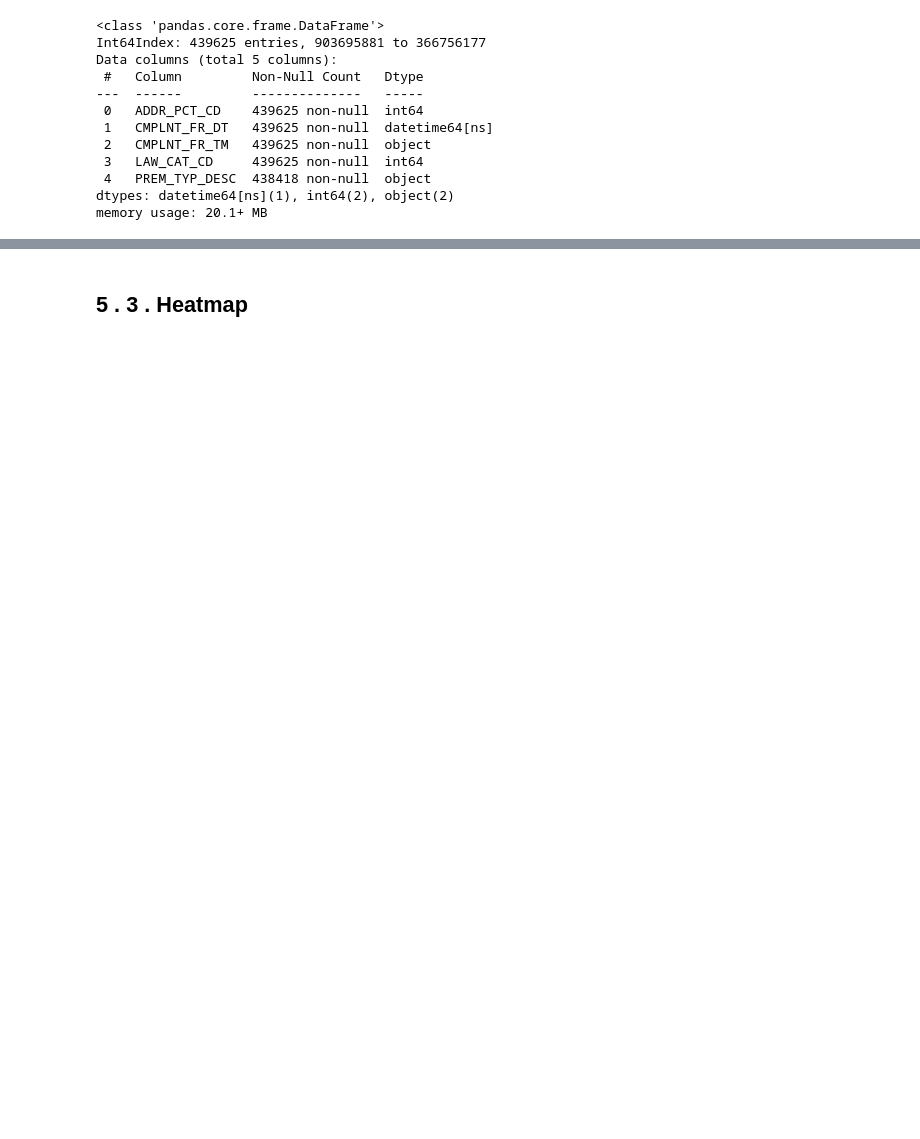
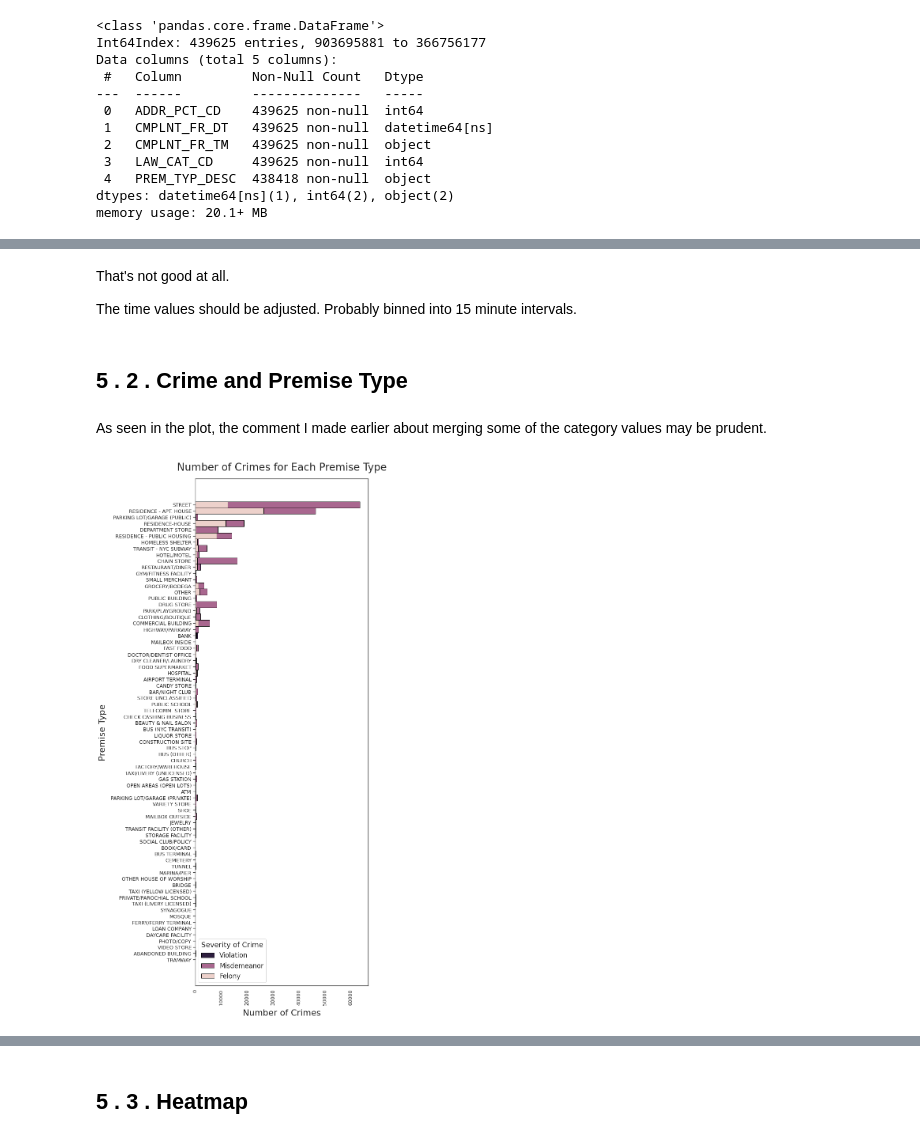
Before and after one commit to bngrossmann/new-york-crime-analysis, a Jupyter notebook: New_York_Crime_Analysis.ipynb, the cells around one changed output, grey strips where cells are left out. Saved outputs shown, nothing was run; the diff lists cells and outputs as text; code cells hidden in the pictures; blank space fills up the shorter version.

```diff
--- a/New_York_Crime_Analysis.ipynb
+++ b/New_York_Crime_Analysis.ipynb
@@ -641,0 +658,23 @@ plt.show()
+# %% [markdown]
+That's not good at all.
+
+The time values should be adjusted.  Probably binned into 15 minute intervals.
+# %% [markdown]
+## 5 . 2 . Crime and Premise Type
+# %% [markdown]
+As seen in the plot, the comment I made earlier about merging some of the category values may be prudent.
+# %%
+# fig, axe = plt.subplots(ncols=1,nrows=1,figsize=(8,6),tight_layout=True)
+plt.figure(figsize=(10,20),tight_layout=True)
+axe = sns.histplot(data=df, y="PREM_TYP_DESC",hue="LAW_CAT_CD",hue_order=[0,1,2],\
+             edgecolor="black",alpha=1)
+axe.set_title("Number of Crimes for Each Premise Type",fontsize="x-large",pad=20)
+axe.set_ylabel("Premise Type",fontsize="large",labelpad=10)
+axe.set_xlabel("Number of Crimes",fontsize="large",labelpad=10)
+axe.yaxis.grid(False);
+axe.tick_params(left=True,axis="y",labelsize="x-small")
+axe.tick_params(axis="x",labelrotation=90,labelsize="x-small")
+axe.legend(title="Severity of Crime",labels=["Violation","Misdemeanor","Felony"])
+plt.show()
+# %% [output]
+[figure, added]
```
Also changed, not shown: parts of 13 cells of this notebook.
